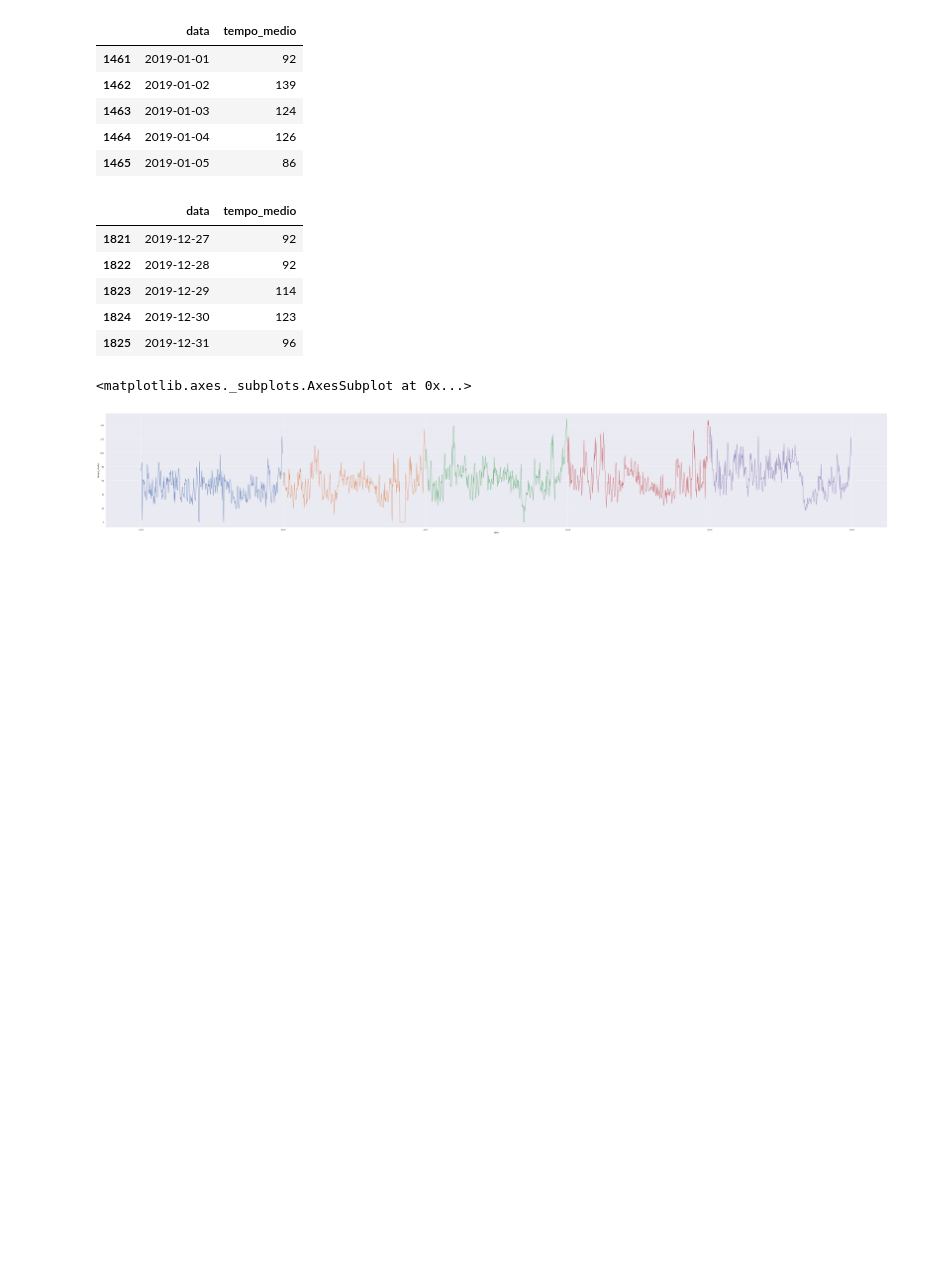
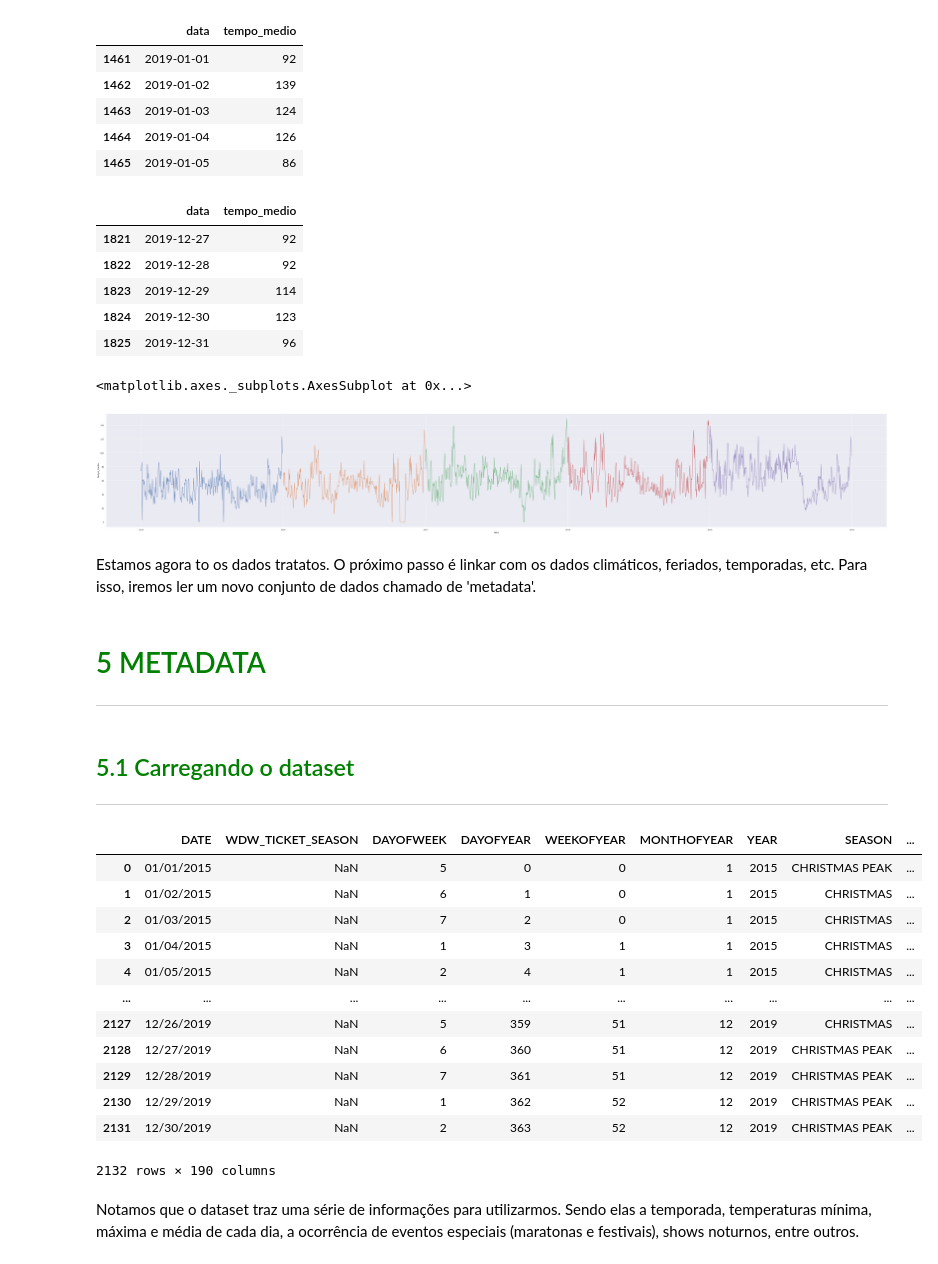
Before and after one commit to LuisFTacla/WDW_Attendance_Calculator, a Jupyter notebook: Analise_Rock_n_Roller_Coaster.ipynb, the cells around one changed output. Drawn from its saved outputs; the diff is of its cells as text; code cells hidden in the pictures; blank space fills up the shorter version.

Commit message:
Análise do dataset metadata

```diff
--- a/Analise_Rock_n_Roller_Coaster.ipynb
+++ b/Analise_Rock_n_Roller_Coaster.ipynb
@@ -824,3 +824,31 @@ sns.lineplot(x = 'data',
 # %% [output]
 <matplotlib.axes._subplots.AxesSubplot at 0x...>
 [figure]
+# %% [markdown]
+Estamos agora to os dados tratatos. O próximo passo é linkar com os dados climáticos, feriados, temporadas, etc. Para isso, iremos ler um novo conjunto de dados chamado de 'metadata'.
+# %% [markdown]
+# <font color=green>5 METADATA</font>
+***
+# %% [markdown]
+## <font color=green>5.1 Carregando o dataset</font>
+***
+# %%
+metadata = pd.read_csv('https://raw.githubusercontent.com/LuisFTacla/WDW_Attendance_Calculator/main/Dados/TouringPlans/metadata.csv')
+# %%
+metadata
+# %% [output]
+|  | DATE | WDW_TICKET_SEASON | DAYOFWEEK | DAYOFYEAR | WEEKOFYEAR | MONTHOFYEAR | YEAR | SEASON | ... |
+| 0 | 01/01/2015 | NaN | 5 | 0 | 0 | 1 | 2015 | CHRISTMAS PEAK | ... |
+| 1 | 01/02/2015 | NaN | 6 | 1 | 0 | 1 | 2015 | CHRISTMAS | ... |
+| 2 | 01/03/2015 | NaN | 7 | 2 | 0 | 1 | 2015 | CHRISTMAS | ... |
+| 3 | 01/04/2015 | NaN | 1 | 3 | 1 | 1 | 2015 | CHRISTMAS | ... |
+| 4 | 01/05/2015 | NaN | 2 | 4 | 1 | 1 | 2015 | CHRISTMAS | ... |
+| ... | ... | ... | ... | ... | ... | ... | ... | ... | ... |
+| 2127 | 12/26/2019 | NaN | 5 | 359 | 51 | 12 | 2019 | CHRISTMAS | ... |
+| 2128 | 12/27/2019 | NaN | 6 | 360 | 51 | 12 | 2019 | CHRISTMAS PEAK | ... |
+| 2129 | 12/28/2019 | NaN | 7 | 361 | 51 | 12 | 2019 | CHRISTMAS PEAK | ... |
+| 2130 | 12/29/2019 | NaN | 1 | 362 | 52 | 12 | 2019 | CHRISTMAS PEAK | ... |
+| 2131 | 12/30/2019 | NaN | 2 | 363 | 52 | 12 | 2019 | CHRISTMAS PEAK | ... |
+2132 rows × 190 columns
+# %% [markdown]
+Notamos que o dataset traz uma série de informações para utilizarmos. Sendo elas a temporada, temperaturas mínima, máxima e média de cada dia, a ocorrência de eventos especiais (maratonas e festivais), shows noturnos, entre outros.
```
Also changed, not shown: parts of 31 cells of this notebook.
